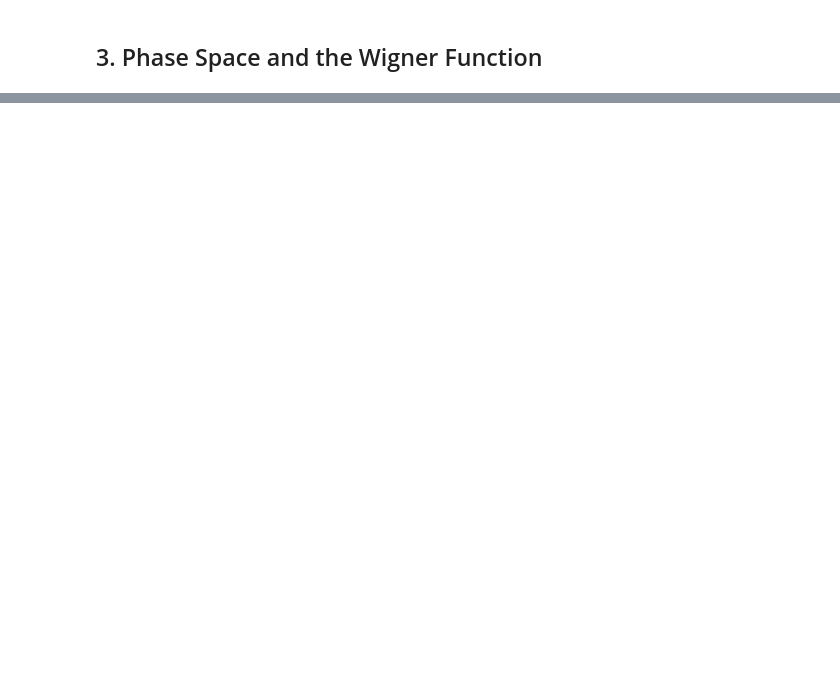
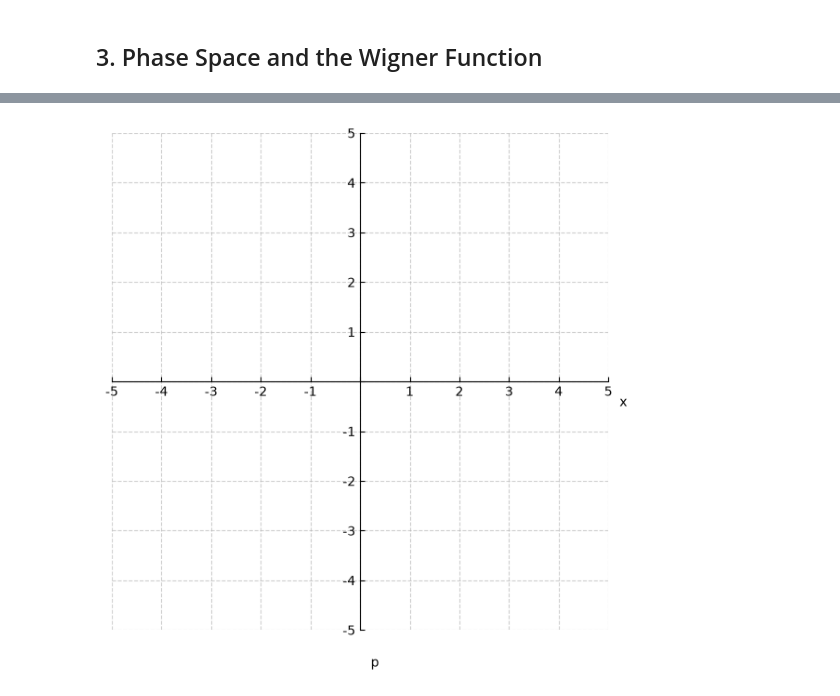
Before and after one commit to kieranroneill/sciqis, a Jupyter notebook: exercises/cv_submissions/cv_tutorial_kieran_oneill.ipynb, the cells around one changed output, grey strips where cells are left out. Saved outputs shown, nothing was run; the diff lists cells and outputs as text; code cells hidden in the pictures; blank space fills up the shorter version.

```diff
--- a/exercises/cv_submissions/cv_tutorial_kieran_oneill.ipynb
+++ b/exercises/cv_submissions/cv_tutorial_kieran_oneill.ipynb
@@ -21,0 +41,67 @@ PHASE_SPACE_GRID = np.linspace(-5, 5, 200)
+# %%
+def _hide_zero(value, _) -> str:
+    return "" if np.isclose(value, 0) else f"{value:g}"
+
+def plot_phase_space(
+    state: qt.Qobj | None = None,
+    title: str | None = None,
+) -> None:
+    fig, axis = plt.subplots(figsize=(6, 6))
+
+    axis.set_xlim(PHASE_SPACE_GRID[0], PHASE_SPACE_GRID[-1])
+    axis.set_ylim(PHASE_SPACE_GRID[0], PHASE_SPACE_GRID[-1])
+
+    ticks = np.linspace(-5, 5, 11)
+    axis.set_xticks(ticks)
+    axis.xaxis.set_major_formatter(ticker.FuncFormatter(_hide_zero))
+    axis.set_yticks(ticks)
+    axis.yaxis.set_major_formatter(ticker.FuncFormatter(_hide_zero))
+
+    axis.spines["left"].set_position("zero")
+    axis.spines["bottom"].set_position("zero")
+
+    # hide outer frame
+    axis.spines["top"].set_visible(False)
+    axis.spines["right"].set_visible(False)
+
+    # Put tick marks on the inner axes and point them inward
+    axis.tick_params(
+        axis="both",
+        direction="in",
+        right=False,
+        top=False,
+        which="both",
+    )
+
+    axis.grid(True, linestyle="--", alpha=0.6)
+
+    # add labels
+    axis.set_xlabel("x")
+    axis.xaxis.set_label_coords(1.03, 0.47)
+    axis.set_ylabel("p", rotation=0)
+    axis.yaxis.set_label_coords(0.53, -0.08)
+
+    # add the phase state
+    if state is not None:
+        vmax = np.max(np.abs(state)) * 0.9
+        axis.contourf(
+            PHASE_SPACE_GRID,
+            PHASE_SPACE_GRID,
+            state,
+            200,
+            cmap="RdBu_r",
+            vmin=-vmax,
+            vmax=vmax
+        )
+
+    if title is not None:
+        axis.set_title(title, fontsize=14, fontweight="bold")
+
+    axis.set_aspect("equal", adjustable="box")
+
+    plt.tight_layout()
+    plt.show()
+
+plot_phase_space(title="Empty Phase Space")
+# %% [output]
+[figure, added]
```
Also changed, not shown: parts of 18 cells of this notebook.
